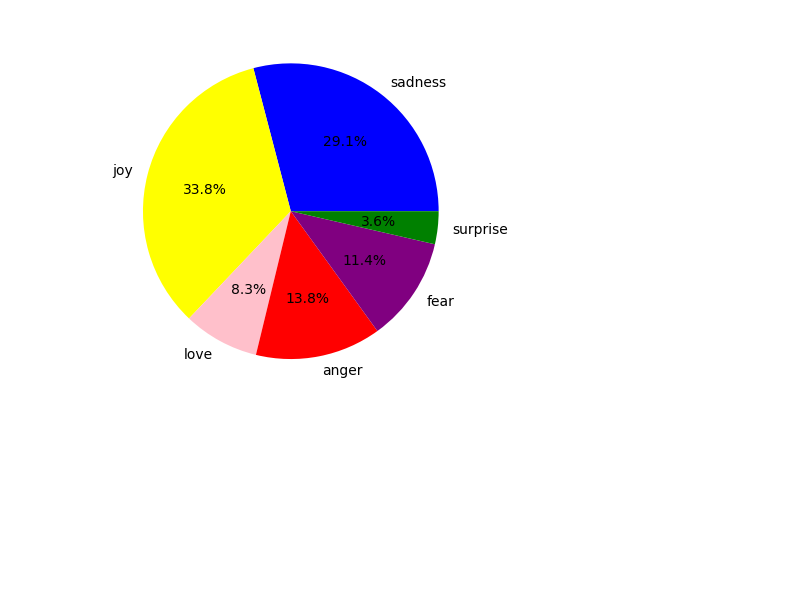
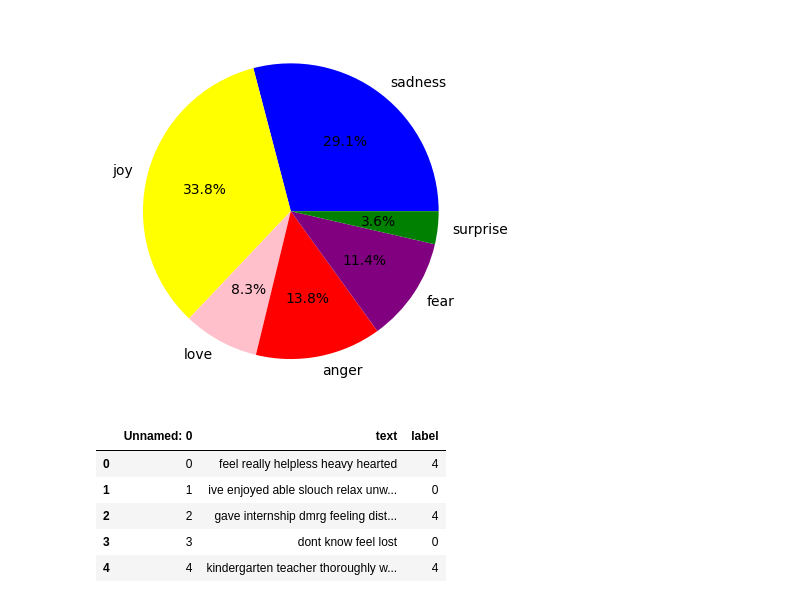
Before and after one commit to Maxyee/DS-ML-Kaggle-Solution, a Jupyter notebook: Emotions/emotions_Random_Forest.ipynb, the cells around one changed output. Cells and saved outputs as stored; diff of their text form; code cells hidden in the pictures; blank space fills up the shorter version.

```diff
--- a/Emotions/emotions_Random_Forest.ipynb
+++ b/Emotions/emotions_Random_Forest.ipynb
@@ -69,0 +90,9 @@ plt.show()
+# %%
+df.head()
+# %% [output]
+|  | Unnamed: 0 | text | label |
+| 0 | 0 | feel really helpless heavy hearted | 4 |
+| 1 | 1 | ive enjoyed able slouch relax unw... | 0 |
+| 2 | 2 | gave internship dmrg feeling dist... | 4 |
+| 3 | 3 | dont know feel lost | 0 |
+| 4 | 4 | kindergarten teacher thoroughly w... | 4 |
```
Also changed, not shown: parts of 9 cells of this notebook.
